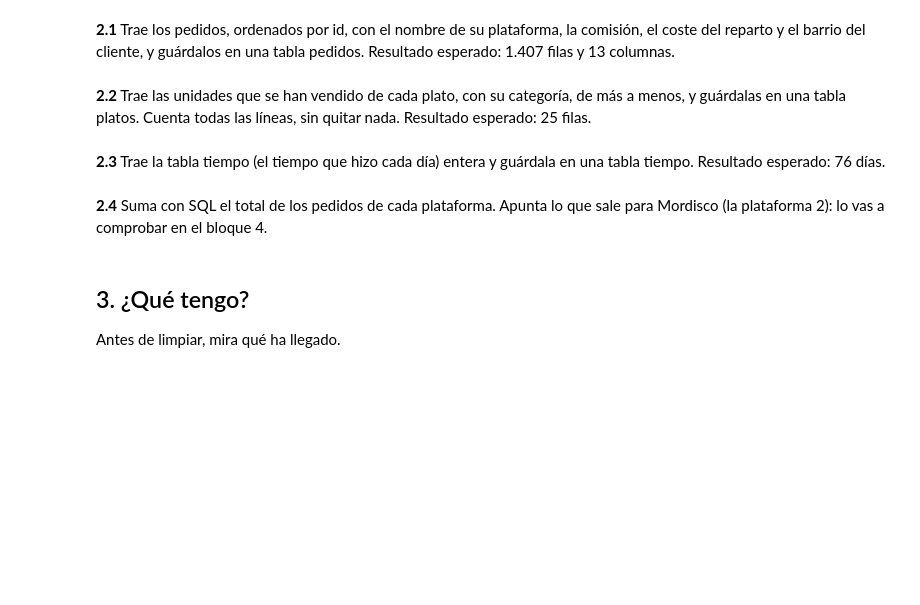
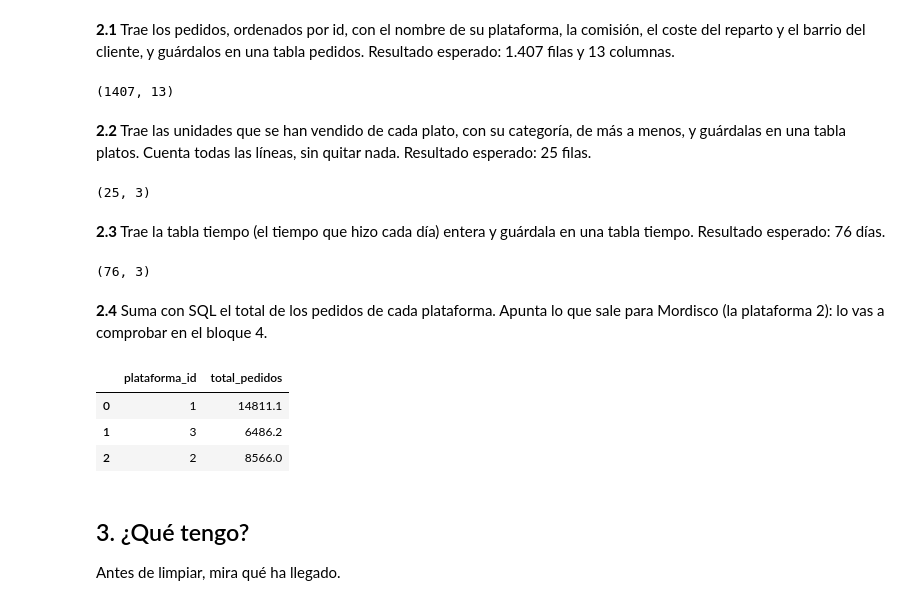
Before and after one commit to eripinor/practica_domicilio, a Jupyter notebook: a_domicilio.ipynb, the cells around one changed output. Drawn from its saved outputs; the diff is of its cells as text; code cells hidden in the pictures; blank space fills up the shorter version.

```diff
--- a/a_domicilio.ipynb
+++ b/a_domicilio.ipynb
@@ -40,5 +121,22 @@ base = "a_domicilio"  # la base de datos del proyecto
 Cada consulta trae una tabla de pandas. Hacen falta tres, y una cuarta para comprobar una cosa. Si usas LIKE, escribe el % dos veces (LIKE '%%cancel%%'): con esta conexión, un % solo da error.
 # %% [markdown]
 **2.1** Trae los pedidos, ordenados por id, con el nombre de su plataforma, la comisión, el coste del reparto y el barrio del cliente, y guárdalos en una tabla pedidos. Resultado esperado: 1.407 filas y 13 columnas.
+# %%
+# Seleccionar los pedidos y añadir información de plataformas y clientes
+consulta = """
+SELECT p.*, pl.nombre AS plataforma, pl.comision, pl.coste_reparto, c.barrio
+FROM pedidos p
+JOIN plataformas pl ON pl.id = p.plataforma_id
+JOIN clientes c ON c.id = p.cliente_id
+ORDER BY p.id
+"""
+
+# Ejecutar la consulta SQL y guardar el resultado en un DataFrame
+pedidos = pd.read_sql(consulta, motor)
+
+# Ver las dimensiones de la tabla
+pedidos.shape
+# %% [output]
+(1407, 13)
 # %% [markdown]
 **2.2** Trae las unidades que se han vendido de cada plato, con su categoría, de más a menos, y guárdalas en una tabla platos. Cuenta todas las líneas, sin quitar nada. Resultado esperado: 25 filas.
@@ -45,4 +145,29 @@ Cada consulta trae una tabla de pandas. Hacen falta tres, y una cuarta para comp
+# %%
+# Consultar las unidades vendidas de cada plato y su categoría
+consulta = """
+SELECT c.plato, c.categoria, SUM(l.cantidad) AS unidades_vendidas
+FROM lineas l
+JOIN carta c ON c.id = l.plato_id
+GROUP BY c.id, c.plato, c.categoria
+ORDER BY unidades_vendidas DESC
+"""
+
+# Guardar el resultado de la consulta en un DataFrame
+platos = pd.read_sql(consulta, motor)
+
+# Comprobar el número de filas
+platos.shape
+# %% [output]
+(25, 3)
 # %% [markdown]
 **2.3** Trae la tabla tiempo (el tiempo que hizo cada día) entera y guárdala en una tabla tiempo. Resultado esperado: 76 días.
+# %%
+# Consultar todos los registros de la tabla tiempo
+tiempo = pd.read_sql("SELECT * FROM tiempo", motor)
+
+# Comprobar el número de filas
+tiempo.shape
+# %% [output]
+(76, 3)
 # %% [markdown]
 **2.4** Suma con SQL el total de los pedidos de cada plataforma. Apunta lo que sale para Mordisco (la plataforma 2): lo vas a comprobar en el bloque 4.
@@ -49,3 +177,21 @@ Cada consulta trae una tabla de pandas. Hacen falta tres, y una cuarta para comp
+# %%
+# Calcular el importe total de los pedidos de cada plataforma
+consulta = """
+SELECT plataforma_id, SUM(total) AS total_pedidos
+FROM pedidos
+GROUP BY plataforma_id
+"""
+
+# Ejecutar la consulta SQL y guardar el resultado
+totales_plataforma = pd.read_sql(consulta, motor)
+
+# Mostrar los resultados
+totales_plataforma
+# %% [output]
+|  | plataforma_id | total_pedidos |
+| 0 | 1 | 14811.1 |
+| 1 | 3 | 6486.2 |
+| 2 | 2 | 8566.0 |
 # %% [markdown]
 ## 3. ¿Qué tengo?
 
```
Also changed, not shown: parts of 8 cells of this notebook.
